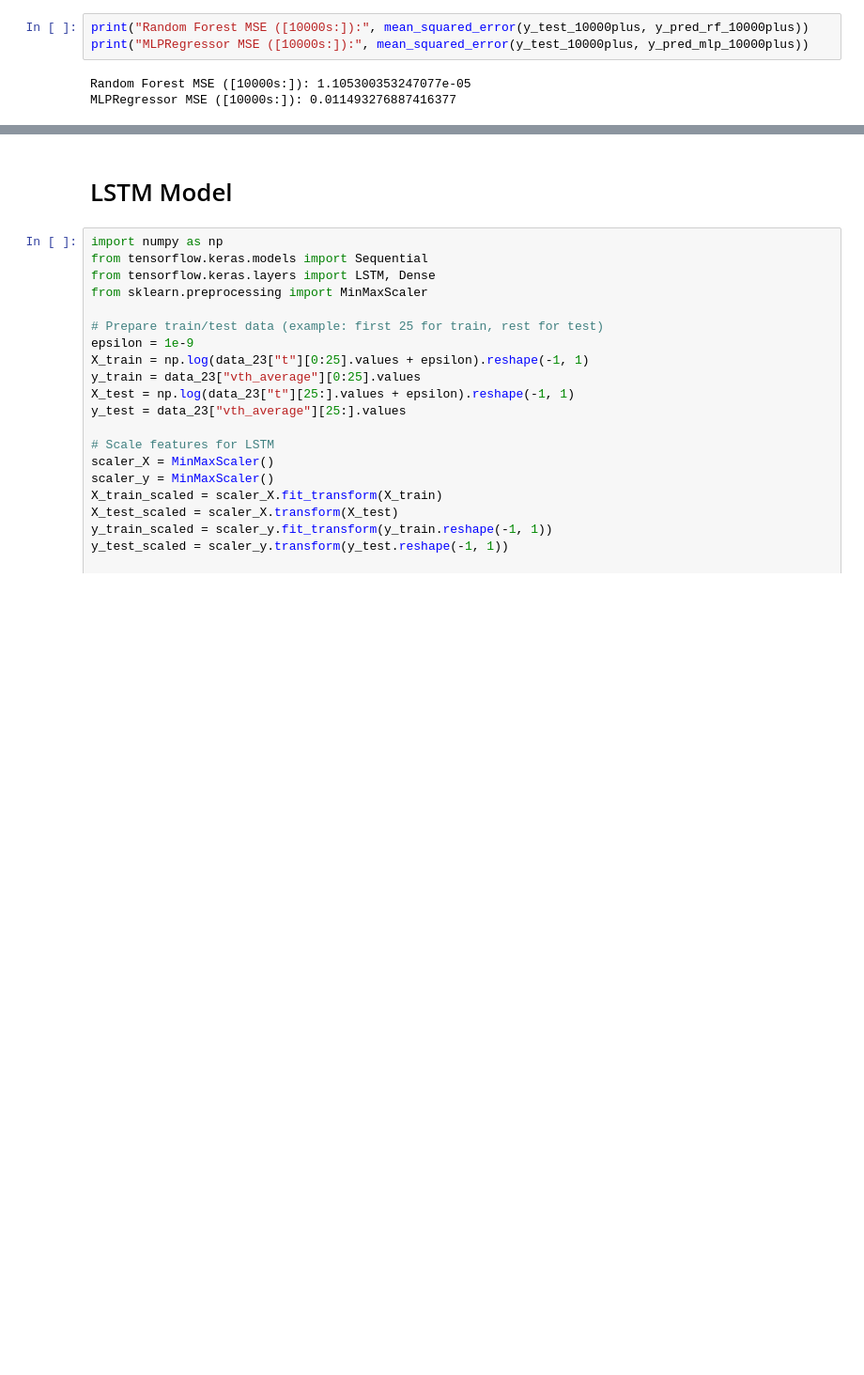
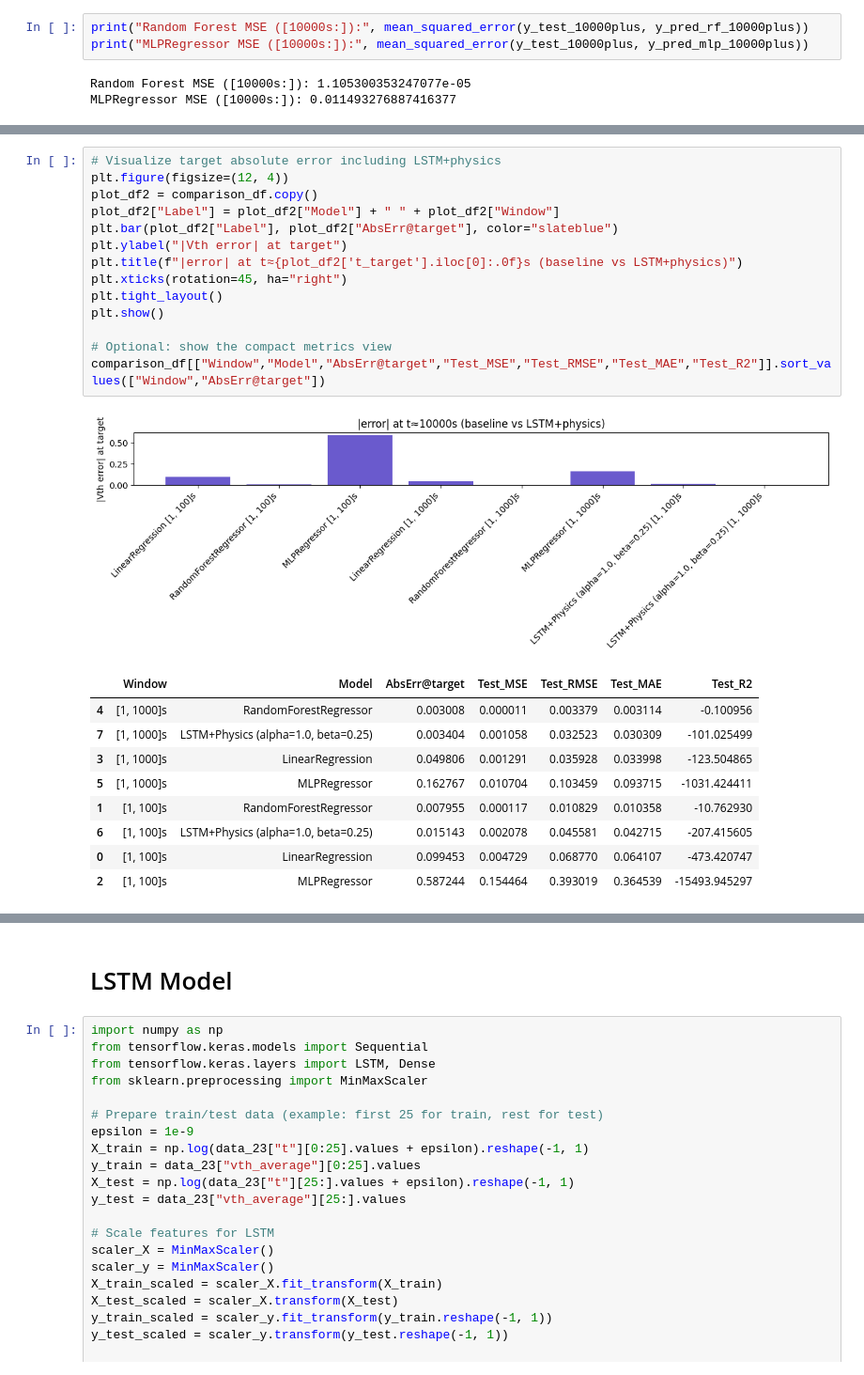
Before and after one commit to thjuels/PINN-GaN-lifetime, a Jupyter notebook: standardmodel.ipynb, the cells around one changed output, grey strips where cells are left out. Shown at 94% size. Drawn from its saved outputs; the diff is of its cells as text; blank space fills up the shorter version.

```diff
--- a/standardmodel.ipynb
+++ b/standardmodel.ipynb
@@ -235,0 +641,25 @@ MLPRegressor MSE ([10000s:]): 0.011493276887416377
+# %%
+# Visualize target absolute error including LSTM+physics
+plt.figure(figsize=(12, 4))
+plot_df2 = comparison_df.copy()
+plot_df2["Label"] = plot_df2["Model"] + " " + plot_df2["Window"]
+plt.bar(plot_df2["Label"], plot_df2["AbsErr@target"], color="slateblue")
+plt.ylabel("|Vth error| at target")
+plt.title(f"|error| at t≈{plot_df2['t_target'].iloc[0]:.0f}s (baseline vs LSTM+physics)")
+plt.xticks(rotation=45, ha="right")
+plt.tight_layout()
+plt.show()
+
+# Optional: show the compact metrics view
+comparison_df[["Window","Model","AbsErr@target","Test_MSE","Test_RMSE","Test_MAE","Test_R2"]].sort_values(["Window","AbsErr@target"])
+# %% [output]
+[figure, added]
+|  | Window | Model | AbsErr@target | Test_MSE | Test_RMSE | Test_MAE | Test_R2 |
+| 4 | [1, 1000]s | RandomForestRegressor | 0.003008 | 0.000011 | 0.003379 | 0.003114 | -0.100956 |
+| 7 | [1, 1000]s | LSTM+Physics (alpha=1.0, beta=0.25) | 0.003404 | 0.001058 | 0.032523 | 0.030309 | -101.025499 |
+| 3 | [1, 1000]s | LinearRegression | 0.049806 | 0.001291 | 0.035928 | 0.033998 | -123.504865 |
+| 5 | [1, 1000]s | MLPRegressor | 0.162767 | 0.010704 | 0.103459 | 0.093715 | -1031.424411 |
+| 1 | [1, 100]s | RandomForestRegressor | 0.007955 | 0.000117 | 0.010829 | 0.010358 | -10.762930 |
+| 6 | [1, 100]s | LSTM+Physics (alpha=1.0, beta=0.25) | 0.015143 | 0.002078 | 0.045581 | 0.042715 | -207.415605 |
+| 0 | [1, 100]s | LinearRegression | 0.099453 | 0.004729 | 0.068770 | 0.064107 | -473.420747 |
+| 2 | [1, 100]s | MLPRegressor | 0.587244 | 0.154464 | 0.393019 | 0.364539 | -15493.945297 |
```
Also changed, not shown: parts of 8 cells of this notebook, 1 other file.
